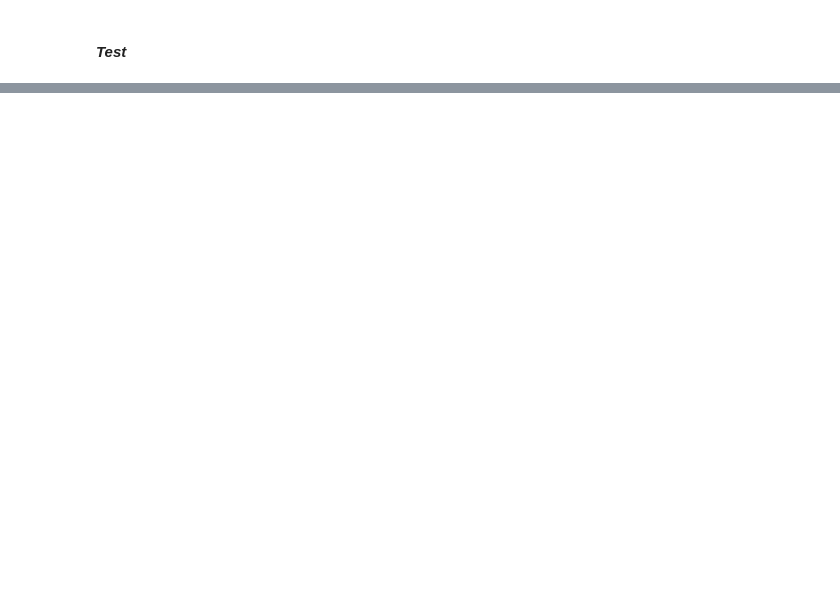
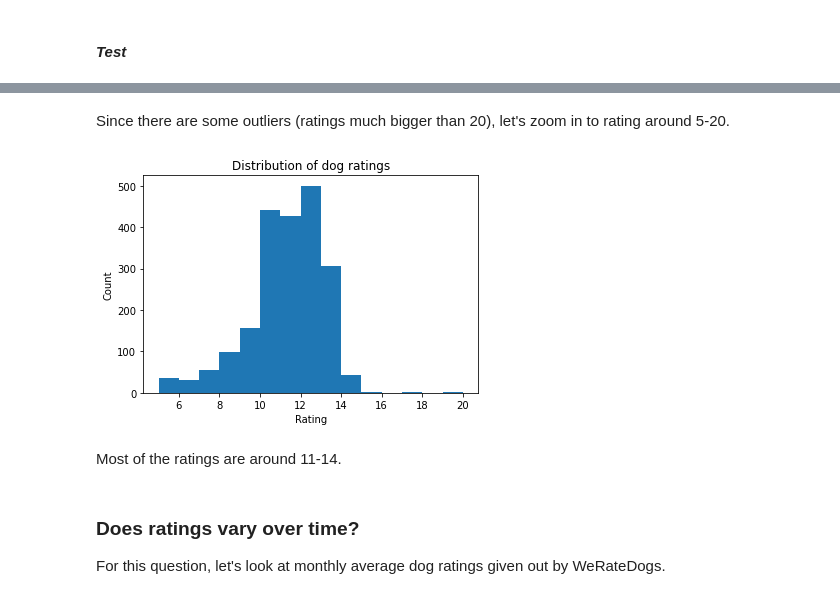
Before and after one commit to tllau/Udacity-Project-4, a Jupyter notebook: wrangle_act.ipynb, the cells around one changed output, grey strips where cells are left out. Cells and saved outputs as stored; diff of their text form; code cells hidden in the pictures; blank space fills up the shorter version.

```diff
--- a/wrangle_act.ipynb
+++ b/wrangle_act.ipynb
@@ -873,0 +865,17 @@ memory usage: 260.0+ KB
+# %% [markdown]
+Since there are some outliers (ratings much bigger than 20), let's zoom in to rating around 5-20.
+# %%
+# set bins from 5 to 20 inclusive
+bins = np.arange(5, 21, 1);
+plt.hist(data=df_archive_clean, x='rating_numerator', bins=bins);
+plt.xlabel('Rating')
+plt.ylabel('Count')
+plt.title('Distribution of dog ratings');
+# %% [output]
+[figure, added]
+# %% [markdown]
+Most of the ratings are around 11-14.
+# %% [markdown]
+### Does ratings vary over time?
+
+For this question, let's look at monthly average dog ratings given out by WeRateDogs.
```
Also changed, not shown: parts of 49 cells of this notebook, 4 other files.
